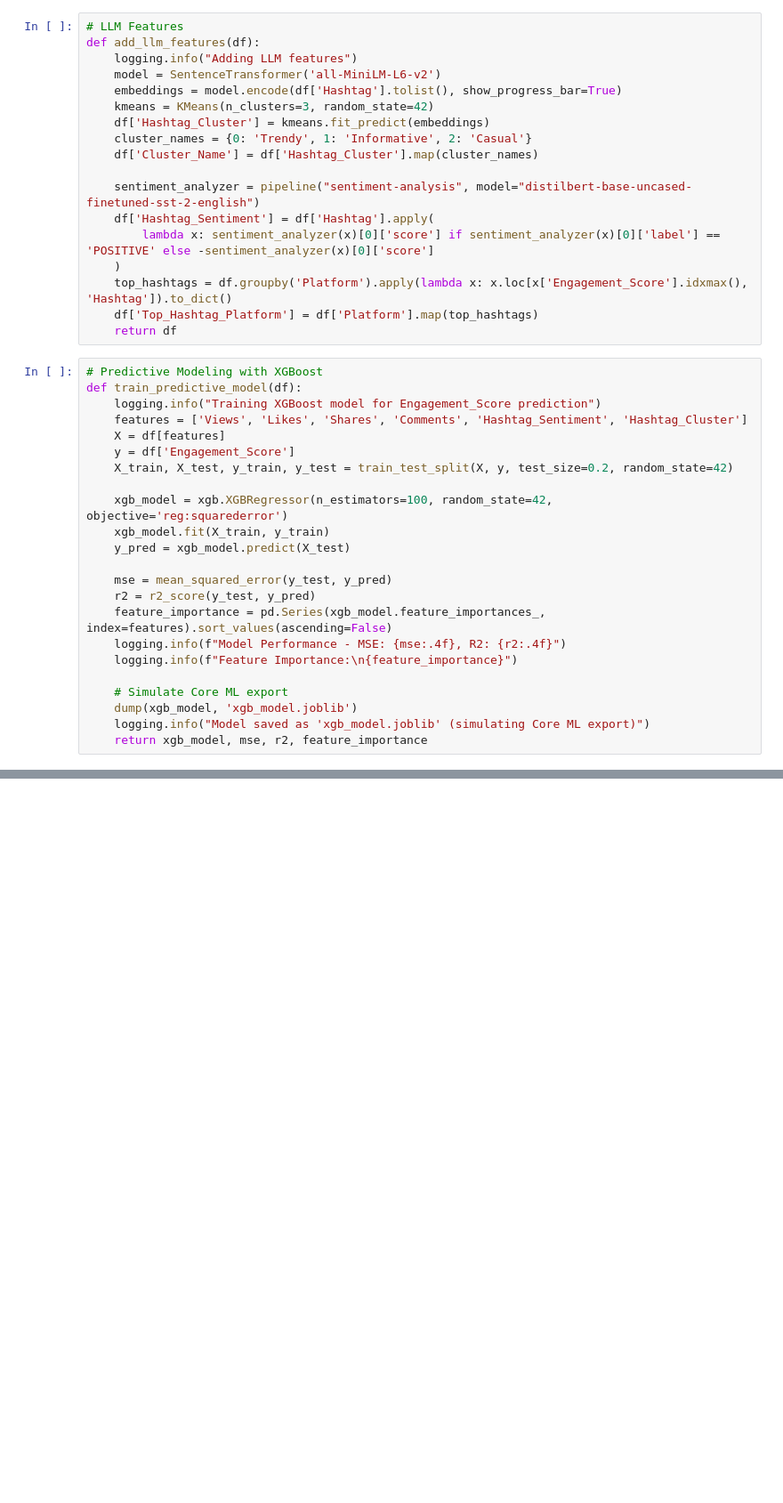
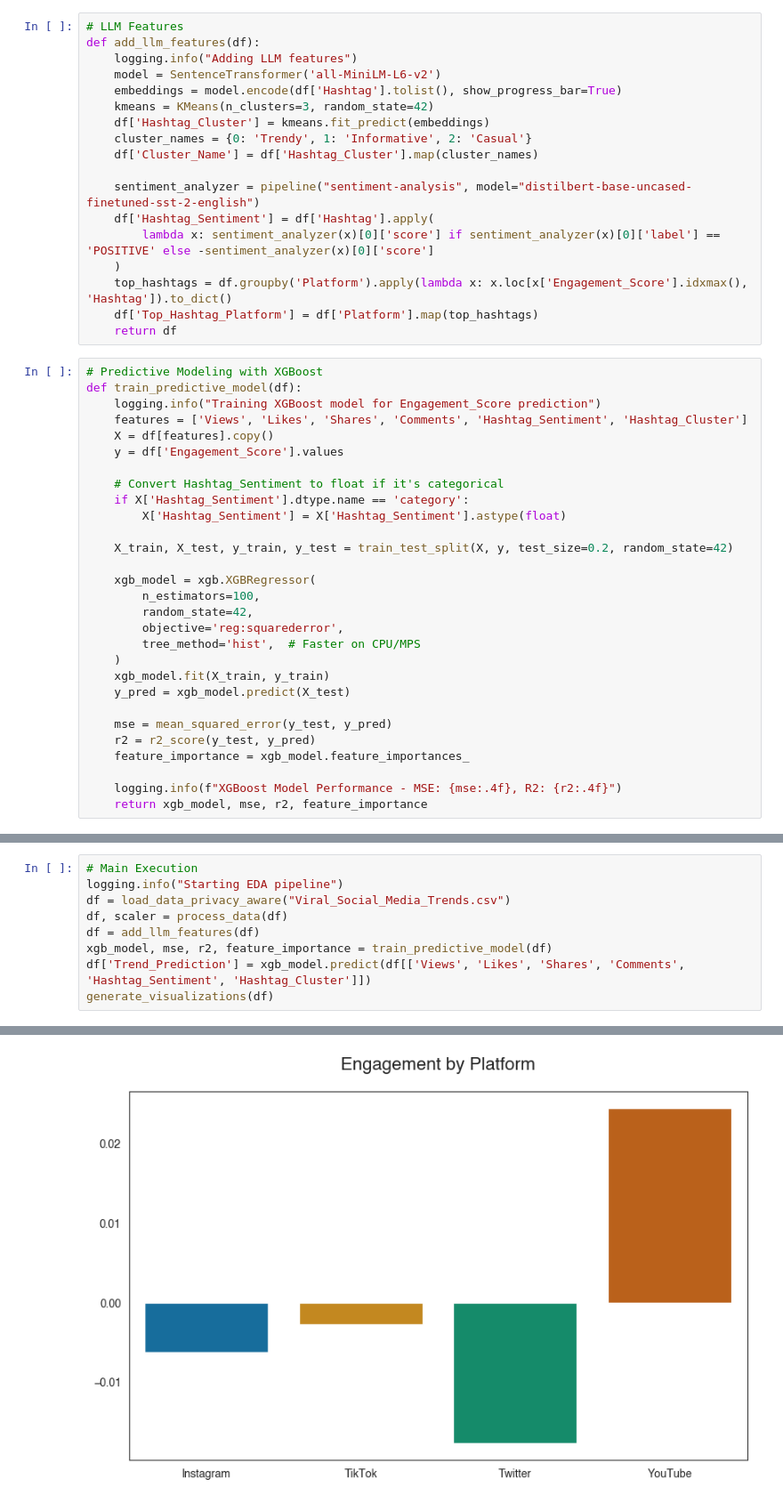
Before and after one commit to Phionanamugga/EDA_Viral_Social_Media_Posts, a Jupyter notebook: viral_social_media_trends3.ipynb, the cells around one changed output, grey strips where cells are left out. Shown at 89% size. Saved outputs shown, nothing was run; the diff lists cells and outputs as text; blank space fills up the shorter version.

Commit message:
carries out data visualization[Delivers#188970869]

```diff
--- a/viral_social_media_trends3.ipynb
+++ b/viral_social_media_trends3.ipynb
@@ -69,23 +69,29 @@ def add_llm_features(df):
 def train_predictive_model(df):
     logging.info("Training XGBoost model for Engagement_Score prediction")
     features = ['Views', 'Likes', 'Shares', 'Comments', 'Hashtag_Sentiment', 'Hashtag_Cluster']
-    X = df[features]
-    y = df['Engagement_Score']
+    X = df[features].copy()
+    y = df['Engagement_Score'].values
+
+    # Convert Hashtag_Sentiment to float if it's categorical
+    if X['Hashtag_Sentiment'].dtype.name == 'category':
+        X['Hashtag_Sentiment'] = X['Hashtag_Sentiment'].astype(float)
+
     X_train, X_test, y_train, y_test = train_test_split(X, y, test_size=0.2, random_state=42)
 
-    xgb_model = xgb.XGBRegressor(n_estimators=100, random_state=42, objective='reg:squarederror')
+    xgb_model = xgb.XGBRegressor(
+        n_estimators=100,
+        random_state=42,
+        objective='reg:squarederror',
+        tree_method='hist',  # Faster on CPU/MPS
+    )
     xgb_model.fit(X_train, y_train)
     y_pred = xgb_model.predict(X_test)
 
     mse = mean_squared_error(y_test, y_pred)
     r2 = r2_score(y_test, y_pred)
-    feature_importance = pd.Series(xgb_model.feature_importances_, index=features).sort_values(ascending=False)
-    logging.info(f"Model Performance - MSE: {mse:.4f}, R2: {r2:.4f}")
-    logging.info(f"Feature Importance:\n{feature_importance}")
+    feature_importance = xgb_model.feature_importances_
 
-    # Simulate Core ML export
-    dump(xgb_model, 'xgb_model.joblib')
-    logging.info("Model saved as 'xgb_model.joblib' (simulating Core ML export)")
+    logging.info(f"XGBoost Model Performance - MSE: {mse:.4f}, R2: {r2:.4f}")
     return xgb_model, mse, r2, feature_importance
 # %%
 # Visualization Generation (Minimalist Design)
@@ -148,0 +146,10 @@ def generate_visualizations(df):
+# %%
+# Main Execution
+logging.info("Starting EDA pipeline")
+df = load_data_privacy_aware("Viral_Social_Media_Trends.csv")
+df, scaler = process_data(df)
+df = add_llm_features(df)
+xgb_model, mse, r2, feature_importance = train_predictive_model(df)
+df['Trend_Prediction'] = xgb_model.predict(df[['Views', 'Likes', 'Shares', 'Comments', 'Hashtag_Sentiment', 'Hashtag_Cluster']])
+generate_visualizations(df)
+# %% [output]
@@ -148,0 +170 @@ def generate_visualizations(df):
+[figure, added]
```
Also changed, not shown: parts of 3 cells of this notebook.
